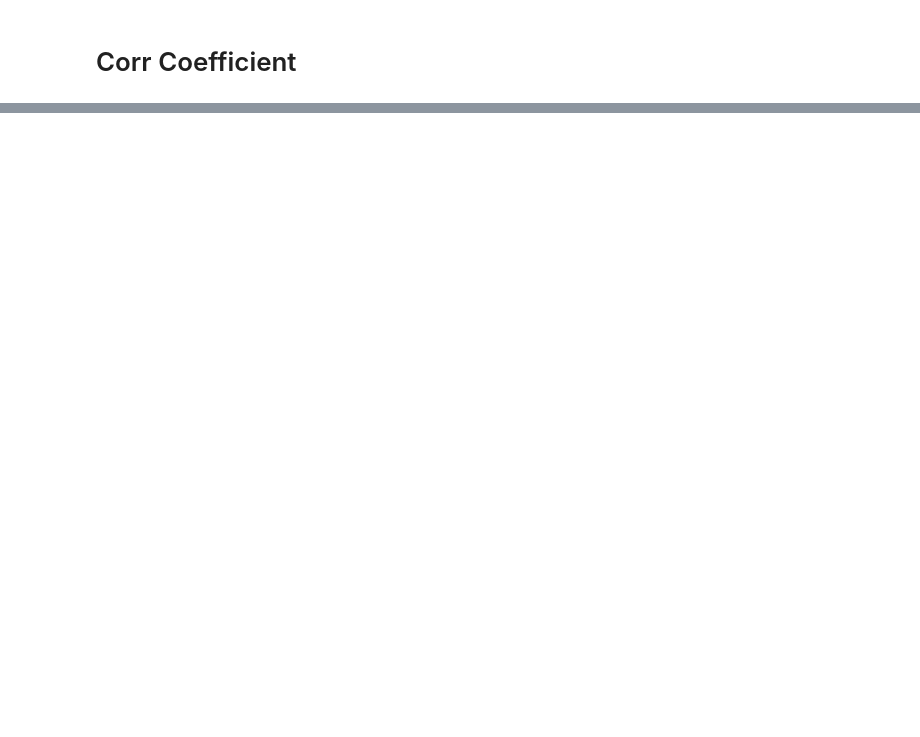
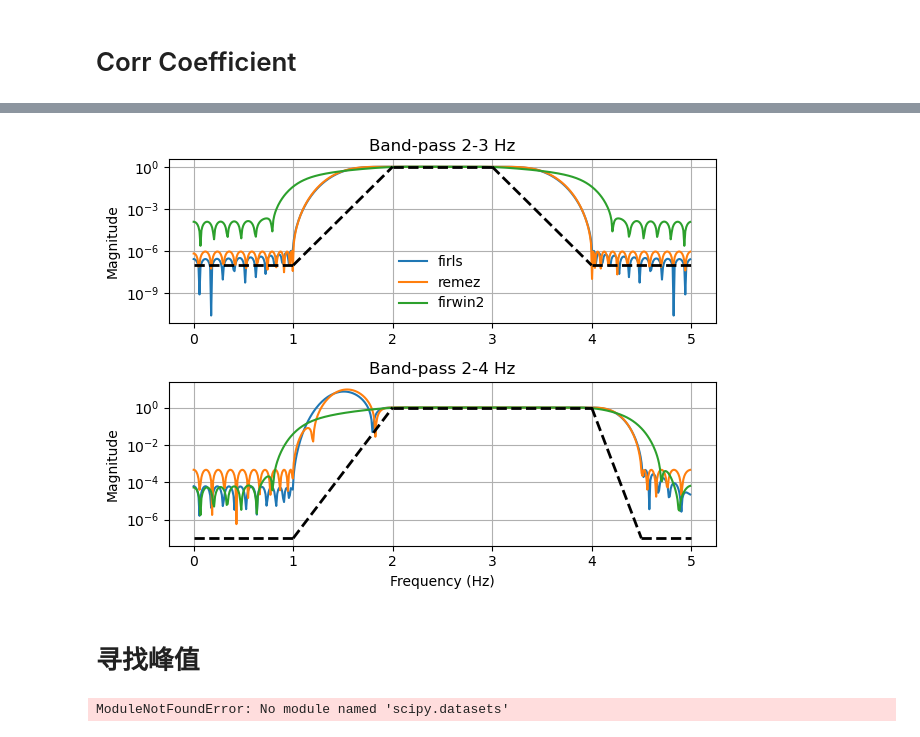
Before and after one commit to Chainsaw-Team/Chainsaw, a Jupyter notebook: goldenModel/learning_signal_processing.ipynb, the cells around one changed output, grey strips where cells are left out. Drawn from its saved outputs; the diff is of its cells as text; code cells hidden in the pictures; blank space fills up the shorter version.

```diff
--- a/goldenModel/learning_signal_processing.ipynb
+++ b/goldenModel/learning_signal_processing.ipynb
@@ -68,0 +49,46 @@ print(lag)  # y is the 'delayed' version of x, latency = 100
+# %%
+import numpy as np
+from scipy import signal
+import matplotlib.pyplot as plt
+fig, axs = plt.subplots(2)
+fs = 10.0  # Hz
+desired = (0, 0, 1, 1, 0, 0)
+for bi, bands in enumerate(((0, 1, 2, 3, 4, 5), (0, 1, 2, 4, 4.5, 5))):
+    fir_firls = signal.firls(73, bands, desired, fs=fs)
+    fir_remez = signal.remez(73, bands, desired[::2], fs=fs)
+    fir_firwin2 = signal.firwin2(73, bands, desired, fs=fs)
+    hs = list()
+    ax = axs[bi]
+    for fir in (fir_firls, fir_remez, fir_firwin2):
+        freq, response = signal.freqz(fir)
+        hs.append(ax.semilogy(0.5*fs*freq/np.pi, np.abs(response))[0])
+    for band, gains in zip(zip(bands[:-1], bands[1:]),
+                           zip(desired[:-1], desired[1:])):
+        ax.semilogy(band, np.maximum(gains, 1e-7), 'k--', linewidth=2)
+    if bi == 0:
+        ax.legend(hs, ('firls', 'remez', 'firwin2'),
+                  loc='lower center', frameon=False)
+    else:
+        ax.set_xlabel('Frequency (Hz)')
+    ax.grid(True)
+    ax.set(title='Band-pass %d-%d Hz' % bands[2:4], ylabel='Magnitude')
+
+fig.tight_layout()
+plt.show()
+# %% [output]
+[figure, added]
+# %% [markdown]
+# 寻找峰值
+# %%
+import numpy as np
+import matplotlib.pyplot as plt
+from scipy.datasets import electrocardiogram
+from scipy.signal import find_peaks
+x = electrocardiogram()[2000:4000]
+peaks, _ = find_peaks(x, height=0)
+plt.plot(x)
+plt.plot(peaks, x[peaks], "x")
+plt.plot(np.zeros_like(x), "--", color="gray")
+plt.show()
+# %% [output]
+ModuleNotFoundError: No module named 'scipy.datasets'
```
Also changed, not shown: parts of 6 cells of this notebook, 6 other files.
